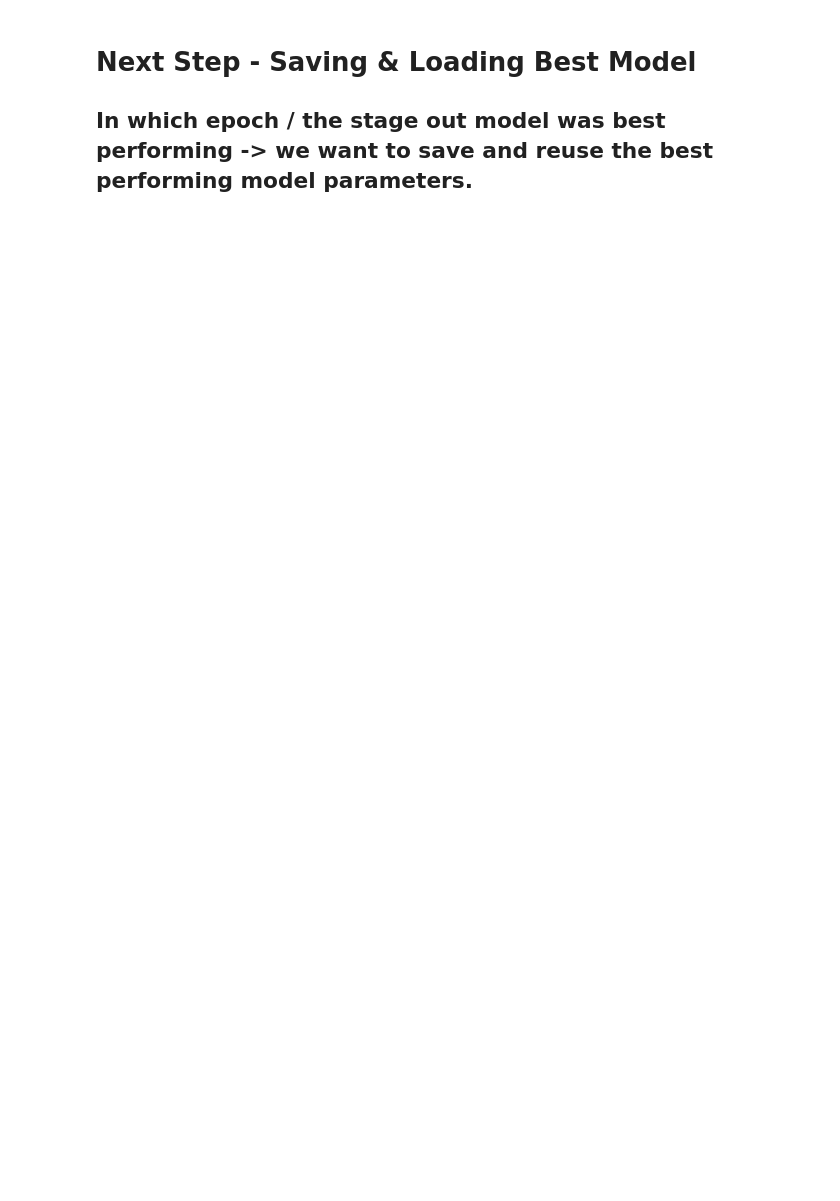
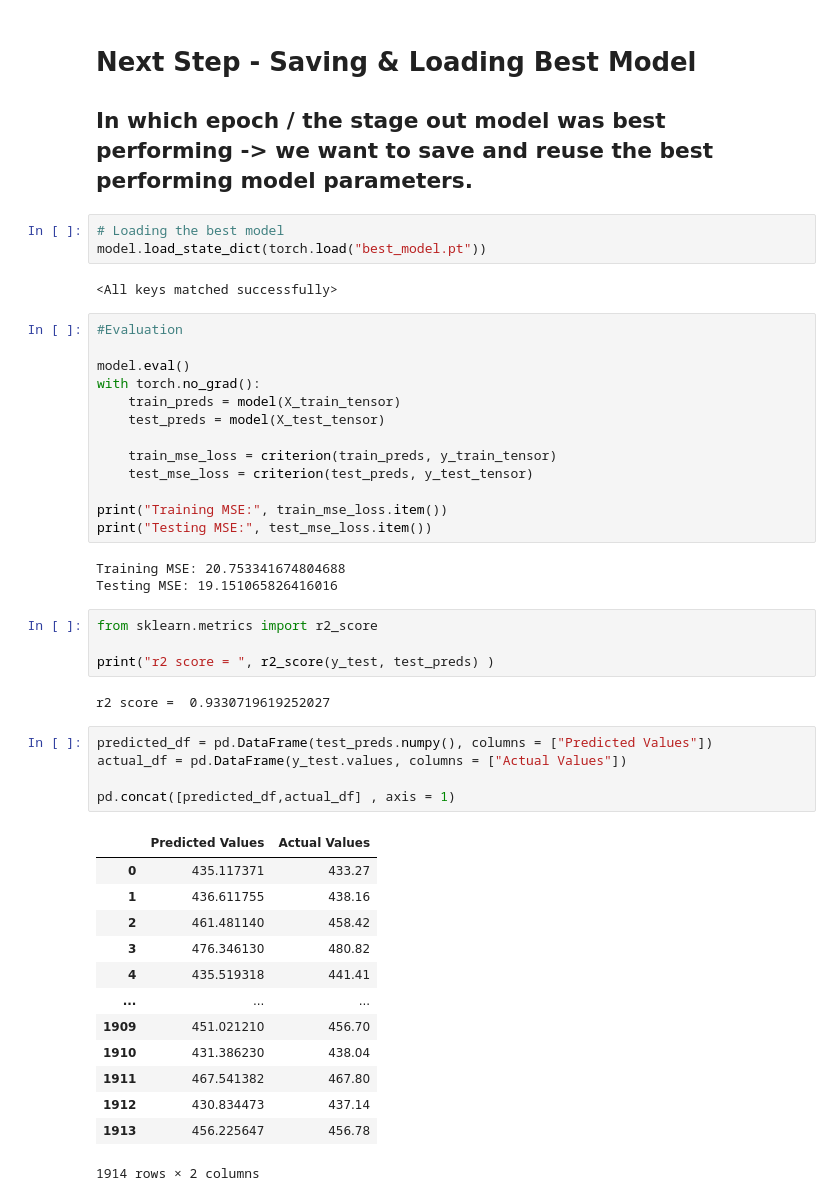
Before and after one commit to Devsbygayatri/AI-ML-Learning-Journey, a Jupyter notebook: Deep Learning/ANN_Regression.ipynb, the cells around one changed output. Saved outputs shown, nothing was run; the diff lists cells and outputs as text; blank space fills up the shorter version.

```diff
--- a/Deep Learning/ANN_Regression.ipynb
+++ b/Deep Learning/ANN_Regression.ipynb
@@ -295,3 +306,49 @@ plt.legend()
 # %% [markdown]
 # Next Step - Saving & Loading Best Model
 ## In which epoch / the stage out model was best performing -> we want to save and reuse the best performing model parameters.
+# %%
+# Loading the best model
+model.load_state_dict(torch.load("best_model.pt"))
+# %% [output]
+<All keys matched successfully>
+# %%
+#Evaluation
+
+model.eval()
+with torch.no_grad():
+    train_preds = model(X_train_tensor)
+    test_preds = model(X_test_tensor)
+
+    train_mse_loss = criterion(train_preds, y_train_tensor)
+    test_mse_loss = criterion(test_preds, y_test_tensor)
+
+print("Training MSE:", train_mse_loss.item())
+print("Testing MSE:", test_mse_loss.item())
+# %% [output]
+Training MSE: 20.753341674804688
+Testing MSE: 19.151065826416016
+# %%
+from sklearn.metrics import r2_score
+
+print("r2 score = ", r2_score(y_test, test_preds) )
+# %% [output]
+r2 score =  0.9330719619252027
+# %%
+predicted_df = pd.DataFrame(test_preds.numpy(), columns = ["Predicted Values"])
+actual_df = pd.DataFrame(y_test.values, columns = ["Actual Values"])
+
+pd.concat([predicted_df,actual_df] , axis = 1)
+# %% [output]
+|  | Predicted Values | Actual Values |
+| 0 | 435.117371 | 433.27 |
+| 1 | 436.611755 | 438.16 |
+| 2 | 461.481140 | 458.42 |
+| 3 | 476.346130 | 480.82 |
+| 4 | 435.519318 | 441.41 |
+| ... | ... | ... |
+| 1909 | 451.021210 | 456.70 |
+| 1910 | 431.386230 | 438.04 |
+| 1911 | 467.541382 | 467.80 |
+| 1912 | 430.834473 | 437.14 |
+| 1913 | 456.225647 | 456.78 |
+1914 rows × 2 columns
```
Also changed, not shown: parts of 2 cells of this notebook.
